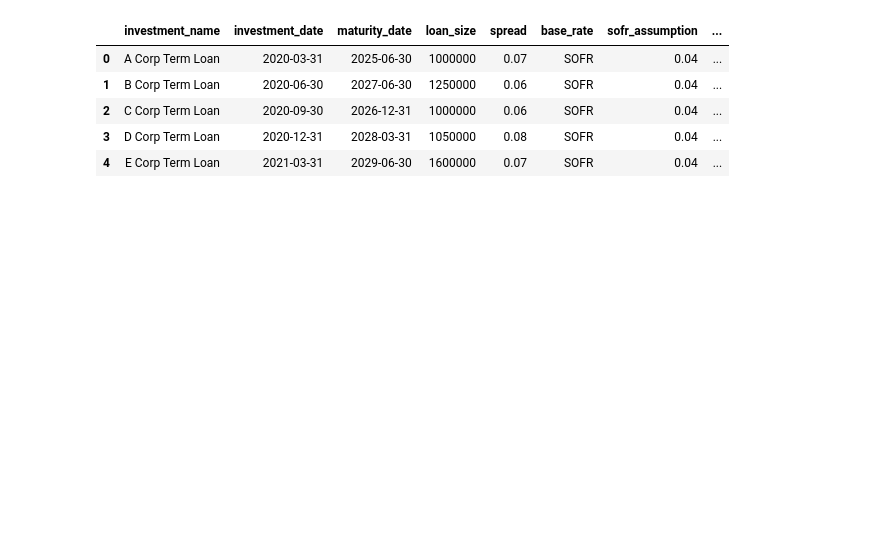
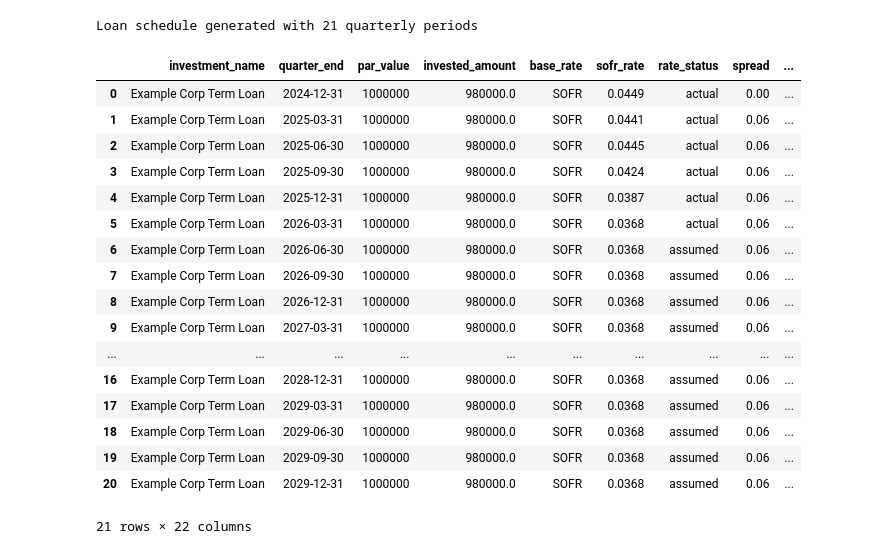
Before and after one commit to mmcleary6/credit_model, a Jupyter notebook: asset_modeling.ipynb, the cells around one changed output. Drawn from its saved outputs; the diff is of its cells as text; code cells hidden in the pictures; blank space fills up the shorter version.

```diff
--- a/asset_modeling.ipynb
+++ b/asset_modeling.ipynb
@@ -1,4 +1,7 @@
 # %%
 import os
 import pandas as pd
-from asset_modeling.credit import standard_loan, amortizing_loan, bullet_loan, private_credit_loan_model, loan_portfolio
+from asset_modeling.credit import loan_portfolio, private_credit_loan_model
+from data.sofr import get_sofr_data
+
+fred_api_key = os.getenv("FRED_API_KEY")
@@ -5,14 +70,58 @@ from asset_modeling.credit import standard_loan, amortizing_loan, bullet_loan, p
+# %%
+### private_credit_loan_model()
+# Example usage of the private_credit_loan_model function to create a single loan schedule
+
+rates = get_sofr_data(api_key=fred_api_key, frequency='D')
+
+loan = private_credit_loan_model(
+    investment_name="Example Corp Term Loan",
+    investment_date=pd.Timestamp("2024-12-31"),
+    maturity_date=pd.Timestamp("2029-12-31"),
+    par_value=1_000_000,
+    spread=0.06,
+    base_rate='SOFR',
+    sofr_rates=rates,
+    # sofr_assumption=0.04,
+    # sofr_floor = 0.01
+    pik_interest=0.02,
+    amortization=0.01,
+    oid=0.02,
+    exit_fee=0.02,
+    prepayment_date=None,
+)
+
+print(f"Loan schedule generated with {len(loan)} quarterly periods")
+loan
+# %% [output]
+Loan schedule generated with 21 quarterly periods
+|  | investment_name | quarter_end | par_value | invested_amount | base_rate | sofr_rate | rate_status | spread | ... |
+| 0 | Example Corp Term Loan | 2024-12-31 | 1000000 | 980000.0 | SOFR | 0.0449 | actual | 0.00 | ... |
+| 1 | Example Corp Term Loan | 2025-03-31 | 1000000 | 980000.0 | SOFR | 0.0441 | actual | 0.06 | ... |
+| 2 | Example Corp Term Loan | 2025-06-30 | 1000000 | 980000.0 | SOFR | 0.0445 | actual | 0.06 | ... |
+| 3 | Example Corp Term Loan | 2025-09-30 | 1000000 | 980000.0 | SOFR | 0.0424 | actual | 0.06 | ... |
+| 4 | Example Corp Term Loan | 2025-12-31 | 1000000 | 980000.0 | SOFR | 0.0387 | actual | 0.06 | ... |
+| 5 | Example Corp Term Loan | 2026-03-31 | 1000000 | 980000.0 | SOFR | 0.0368 | actual | 0.06 | ... |
+| 6 | Example Corp Term Loan | 2026-06-30 | 1000000 | 980000.0 | SOFR | 0.0368 | assumed | 0.06 | ... |
+| 7 | Example Corp Term Loan | 2026-09-30 | 1000000 | 980000.0 | SOFR | 0.0368 | assumed | 0.06 | ... |
+| 8 | Example Corp Term Loan | 2026-12-31 | 1000000 | 980000.0 | SOFR | 0.0368 | assumed | 0.06 | ... |
+| 9 | Example Corp Term Loan | 2027-03-31 | 1000000 | 980000.0 | SOFR | 0.0368 | assumed | 0.06 | ... |
+| ... | ... | ... | ... | ... | ... | ... | ... | ... | ... |
+| 16 | Example Corp Term Loan | 2028-12-31 | 1000000 | 980000.0 | SOFR | 0.0368 | assumed | 0.06 | ... |
+| 17 | Example Corp Term Loan | 2029-03-31 | 1000000 | 980000.0 | SOFR | 0.0368 | assumed | 0.06 | ... |
+| 18 | Example Corp Term Loan | 2029-06-30 | 1000000 | 980000.0 | SOFR | 0.0368 | assumed | 0.06 | ... |
+| 19 | Example Corp Term Loan | 2029-09-30 | 1000000 | 980000.0 | SOFR | 0.0368 | assumed | 0.06 | ... |
+| 20 | Example Corp Term Loan | 2029-12-31 | 1000000 | 980000.0 | SOFR | 0.0368 | assumed | 0.06 | ... |
+21 rows × 22 columns
 # %%
 schedule_of_investments = pd.DataFrame(
     {
         "investment_name": ["A Corp Term Loan", "B Corp Term Loan",  "C Corp Term Loan",  "D Corp Term Loan",  "E Corp Term Loan"],
         "investment_date": [pd.Timestamp("2020-03-31"), pd.Timestamp("2020-06-30"), pd.Timestamp("2020-09-30"), pd.Timestamp("2020-12-31"), pd.Timestamp("2021-03-31")],
         "maturity_date": [pd.Timestamp("2025-06-30"), pd.Timestamp("2027-06-30"), pd.Timestamp("2026-12-31"), pd.Timestamp("2028-03-31"), pd.Timestamp("2029-06-30")],
-        "loan_size": [1_000_000, 1_250_000, 1_000_000, 1_050_000, 1_600_000],
+        "par_value": [1_000_000, 1_250_000, 1_000_000, 1_050_000, 1_600_000],
         "spread": [0.07, 0.06, 0.06, 0.08, 0.07],
         "base_rate": ['SOFR', 'SOFR', 'SOFR', 'SOFR', 'SOFR'],
-        "sofr_assumption": [0.04, 0.04, 0.04, 0.04, 0.04],
-        "cash_interest_rate": [0.08, 0.08, 0.08, 0.08, 0.08],
+        "sofr_assumption": ['actual', 'actual', 'actual', 'actual', 'actual'],
         "pik_interest": [0.02, 0.02, 0.02, 0.02, 0.02],
         "amortization": [0.01, 0.01, 0.01, 0.01, 0.01],
         "oid": [0.03, 0.02, 0.03, 0.04, 0.02],
@@ -21,12 +130,4 @@ schedule_of_investments = pd.DataFrame(
     }
 )
 
-portfolio, funds, funds_summary = loan_portfolio(schedule_of_investments)
-funds_summary
+portfolio, funds, funds_summary = loan_portfolio(schedule_of_investments, rates)
-# %% [output]
-|  | investment_name | investment_date | maturity_date | loan_size | spread | base_rate | sofr_assumption | ... |
-| 0 | A Corp Term Loan | 2020-03-31 | 2025-06-30 | 1000000 | 0.07 | SOFR | 0.04 | ... |
-| 1 | B Corp Term Loan | 2020-06-30 | 2027-06-30 | 1250000 | 0.06 | SOFR | 0.04 | ... |
-| 2 | C Corp Term Loan | 2020-09-30 | 2026-12-31 | 1000000 | 0.06 | SOFR | 0.04 | ... |
-| 3 | D Corp Term Loan | 2020-12-31 | 2028-03-31 | 1050000 | 0.08 | SOFR | 0.04 | ... |
-| 4 | E Corp Term Loan | 2021-03-31 | 2029-06-30 | 1600000 | 0.07 | SOFR | 0.04 | ... |
```
Also changed, not shown: parts of 8 cells of this notebook, 7 other files.
